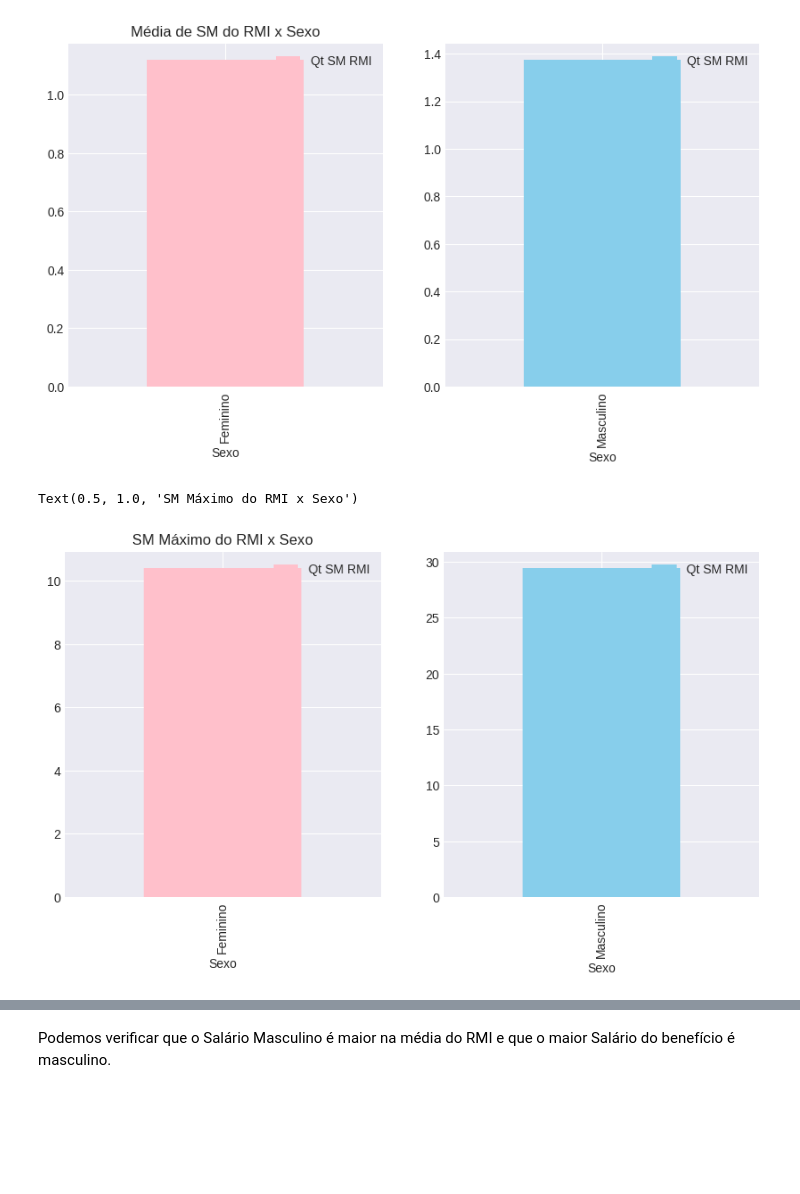
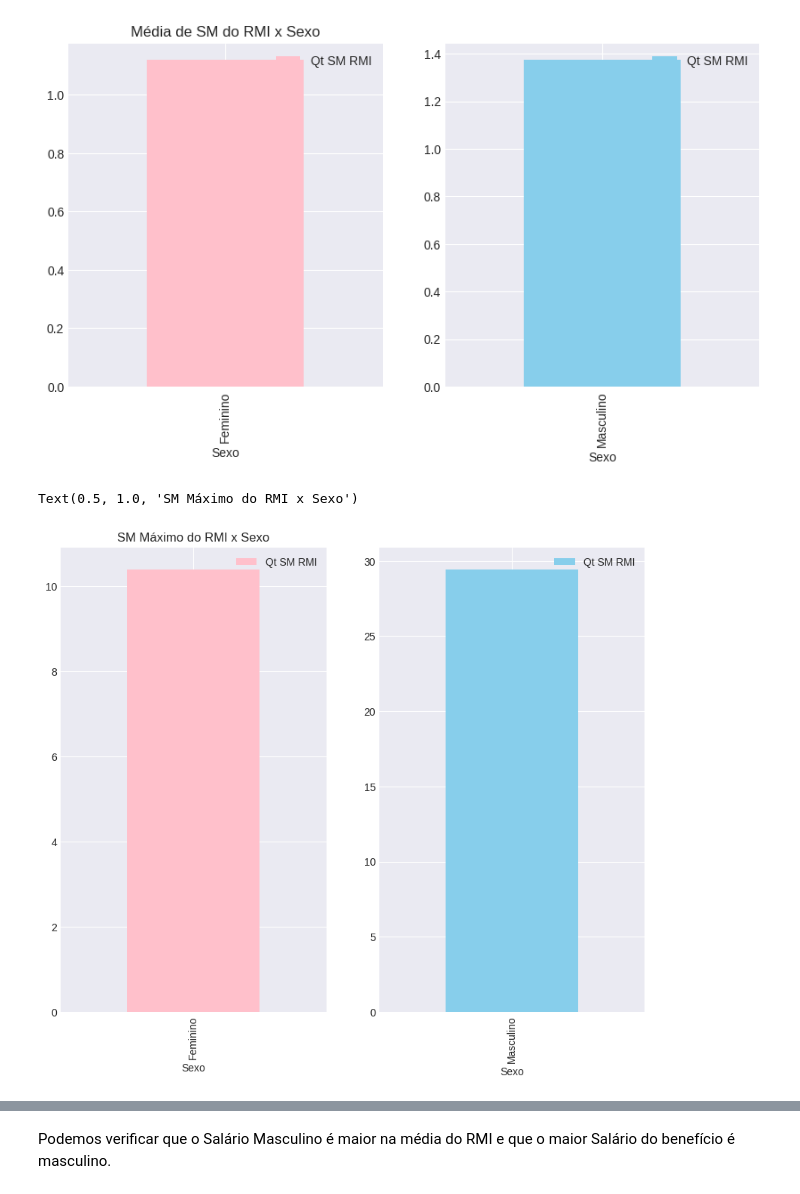
Before and after one commit to brunolunarj/cienciadedados, a Jupyter notebook: MPV2023JUD.ipynb, the cells around one changed output, grey strips where cells are left out. Saved outputs shown, nothing was run; the diff lists cells and outputs as text; code cells hidden in the pictures; blank space fills up the shorter version.

```diff
--- a/MPV2023JUD.ipynb
+++ b/MPV2023JUD.ipynb
@@ -47,8 +47,9 @@ import warnings
 warnings.filterwarnings("ignore")
 
 #Carregando planilhas do Excel com os dados em dataframes
+df_ben =  pd.read_excel('https://github.com/brunolunarj/cienciadedados/blob/43c383468acfc97512008f90c0ce7c6853ec575a/JUDICIAL/Judicial.xlsx?raw=true')
 #df_ben =  pd.read_excel('https://github.com/brunolunarj/cienciadedados/blob/d3d94b0a5b2dd1a5aff4d85bf269c67390e23927/Con2022/CONC012022.xlsx?raw=true')
-df_ben =  pd.read_excel('/content/Judicial.xlsx')
+#df_ben =  pd.read_excel('/content/Judicial.xlsx')
 display(df_ben[:-5])
 df_ben.shape
 # %% [output]
@@ -513,15 +514,15 @@ Text(0.5, 1.0, 'Média de SM do RMI x Sexo')
 # %%
 #SM Máximo da RMI por Sexo
 df_ben4 = df_ben[df_ben['Sexo'] == 'Masculino'].groupby('Sexo').agg({'Qt SM RMI':'max'})
 df_ben3 = df_ben.loc[:,['Sexo','Qt SM RMI']]
 df_ben3 = df_ben[df_ben['Sexo'] == 'Feminino'].groupby('Sexo').agg({'Qt SM RMI':'max'})
 f, axes = plt.subplots(1, 2)
-df_ben3.plot(figsize=(10,5), kind='bar', ax=axes[0],color={"pink"})
-df_ben4.plot(figsize=(10,5), kind='bar', ax=axes[1],color={"Skyblue"})
+df_ben3.plot(figsize=(10,8), kind='bar', ax=axes[0],color={"pink"})
+df_ben4.plot(figsize=(10,8), kind='bar', ax=axes[1],color={"Skyblue"})
 axes[0].set_title('SM Máximo do RMI x Sexo')
 # %% [output]
 Text(0.5, 1.0, 'SM Máximo do RMI x Sexo')
-[figure, old version]
+[figure, new version]
 # %%
 #SM Mínimo da RMI por Sexo
 df_ben4 = df_ben[df_ben['Sexo'] == 'Masculino'].groupby('Sexo').agg({'Qt SM RMI':'sum'})
```
Also changed, not shown: parts of 29 cells of this notebook.
